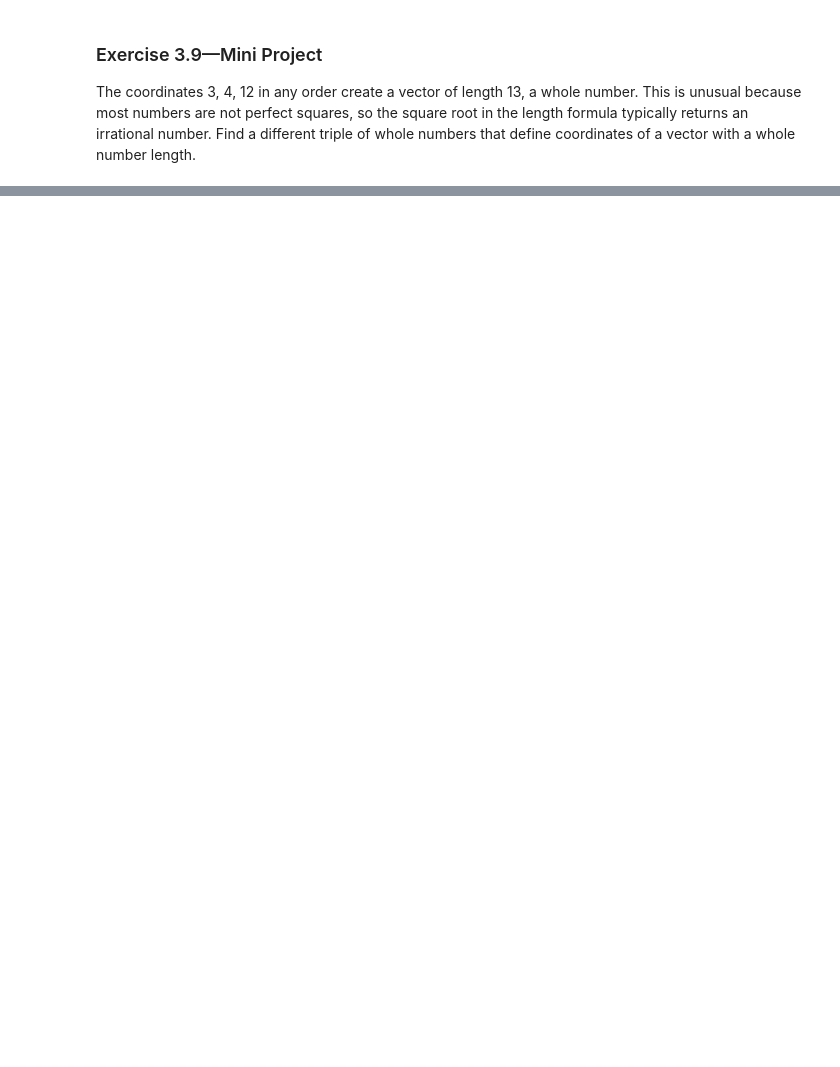
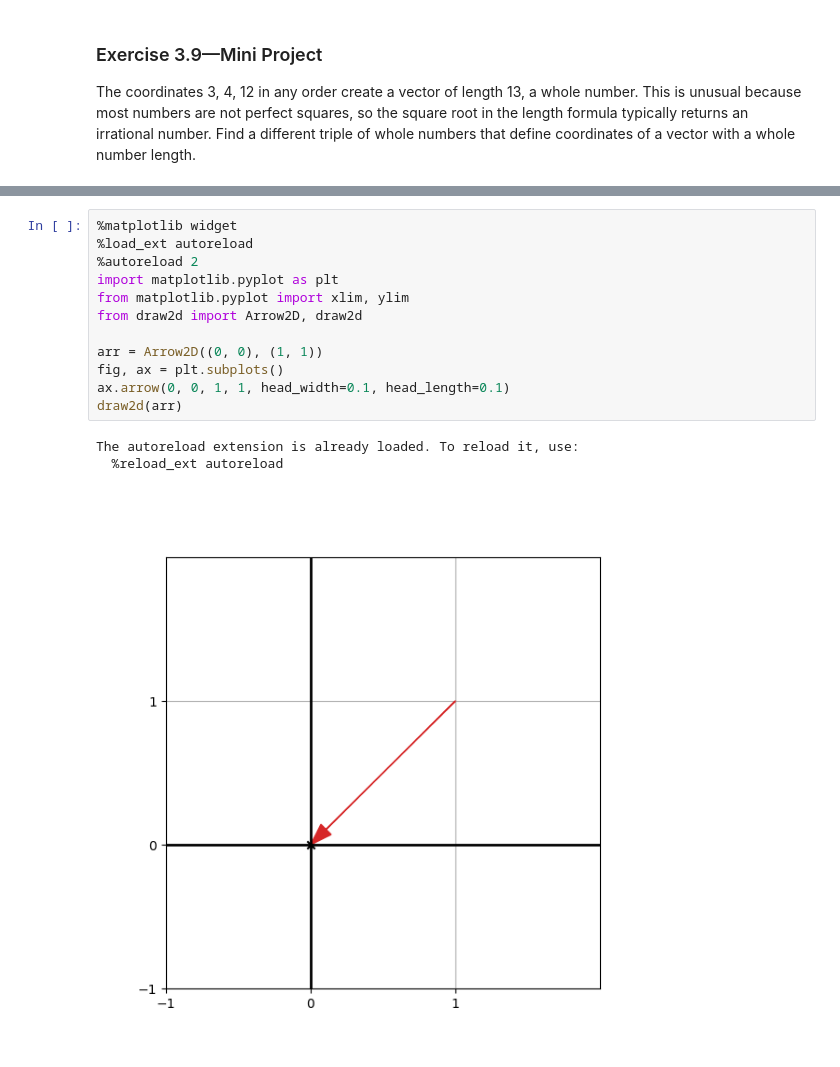
Before and after one commit to temaput/Math-for-Programmers, a Jupyter notebook: Chapter 03/ch_03_exercises.ipynb, the cells around one changed output, grey strips where cells are left out. Cells and saved outputs as stored; diff of their text form; blank space fills up the shorter version.

```diff
--- a/Chapter 03/ch_03_exercises.ipynb
+++ b/Chapter 03/ch_03_exercises.ipynb
@@ -159,0 +154,16 @@ len of combinations with rep:  165
+# %%
+%matplotlib widget
+%load_ext autoreload
+%autoreload 2
+import matplotlib.pyplot as plt
+from matplotlib.pyplot import xlim, ylim
+from draw2d import Arrow2D, draw2d
+
+arr = Arrow2D((0, 0), (1, 1))
+fig, ax = plt.subplots()
+ax.arrow(0, 0, 1, 1, head_width=0.1, head_length=0.1)
+draw2d(arr)
+# %% [output]
+The autoreload extension is already loaded. To reload it, use:
+  %reload_ext autoreload
+[figure, added]
```
Also changed, not shown: parts of 15 cells of this notebook, 9 other files.
